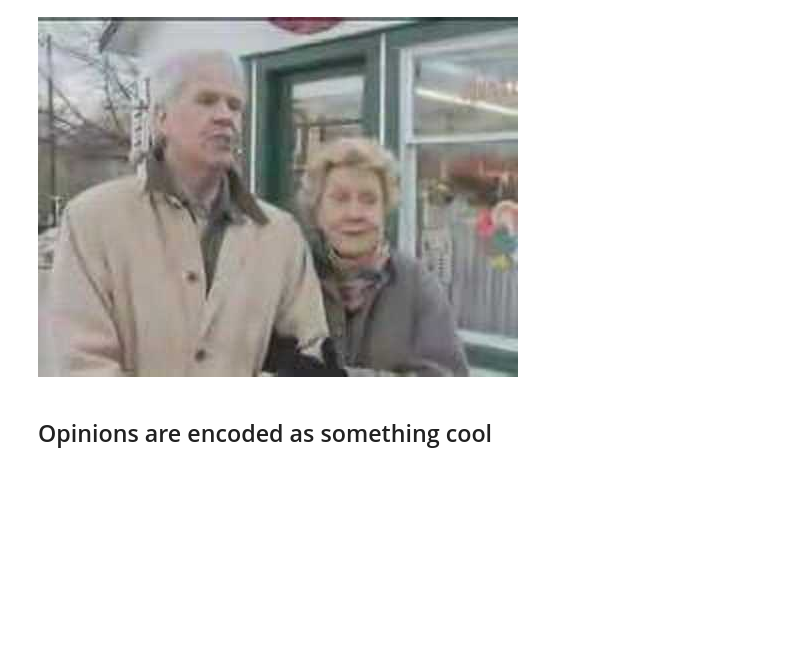
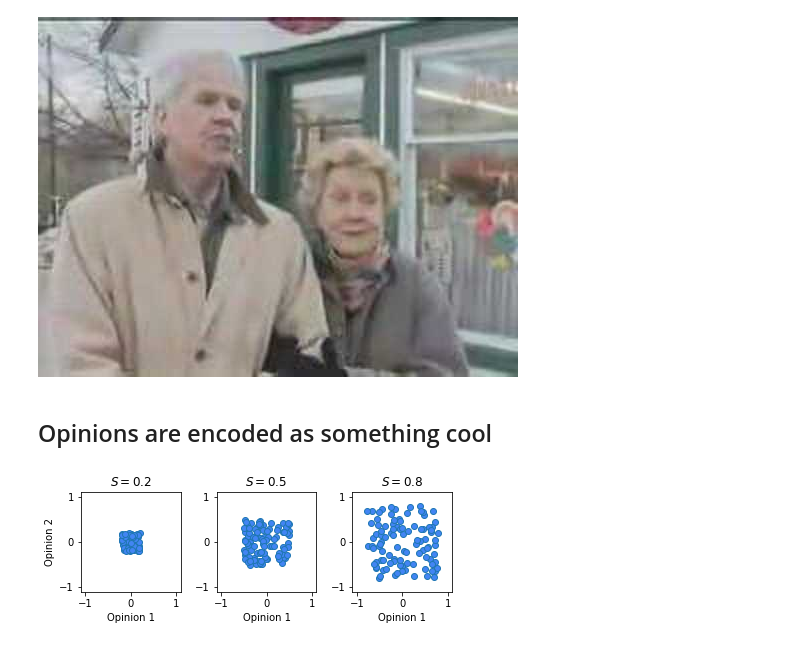
Before and after one commit to mt-digital/polarization, a Jupyter notebook: notebooks/CIS-Talk-Oct-2-2017.ipynb, the cells around one changed output. Saved outputs shown, nothing was run; the diff lists cells and outputs as text; code cells hidden in the pictures; blank space fills up the shorter version.

```diff
--- a/notebooks/CIS-Talk-Oct-2-2017.ipynb
+++ b/notebooks/CIS-Talk-Oct-2-2017.ipynb
@@ -27,0 +38,4 @@ from
+# %%
+sample_initial_opinion_limits()
+# %% [output]
+[figure, added]
```
Also changed, not shown: parts of 5 cells of this notebook, 5 other files.
